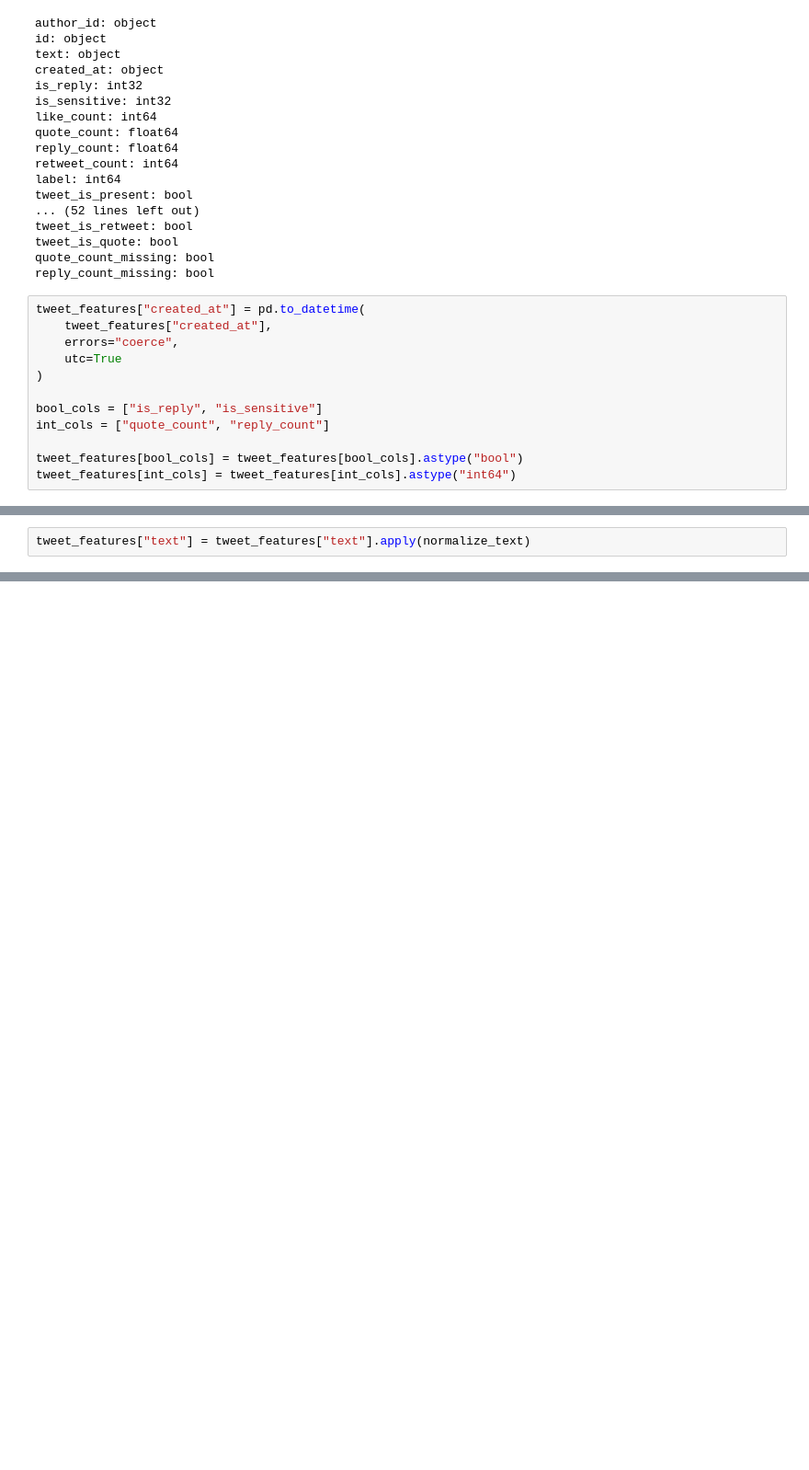
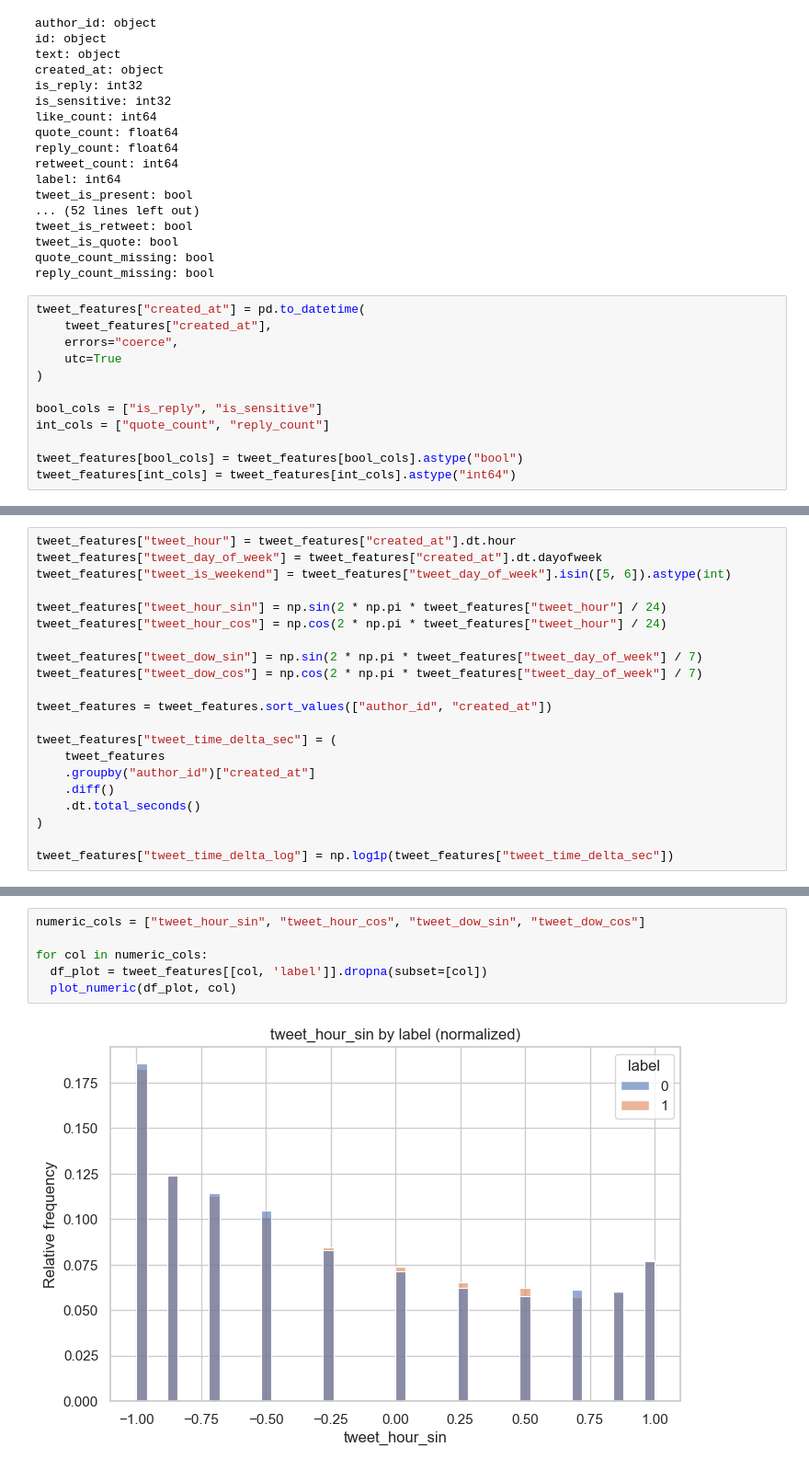
Before and after one commit to julwdo/thesis, a Jupyter notebook: 01_codes/02_local/02_thesis_main.ipynb, the cells around one changed output, grey strips where cells are left out. Shown at 92% size. Saved outputs shown, nothing was run; the diff lists cells and outputs as text; blank space fills up the shorter version.

Commit message:
working on aggregating tweet features on user level

```diff
--- a/01_codes/02_local/02_thesis_main.ipynb
+++ b/01_codes/02_local/02_thesis_main.ipynb
@@ -290,3 +290,22 @@ def normalize_text(text):
-# %%
-tweet_features["text"] = tweet_features["text"].apply(normalize_text)
+# %%
+tweet_features["tweet_hour"] = tweet_features["created_at"].dt.hour
+tweet_features["tweet_day_of_week"] = tweet_features["created_at"].dt.dayofweek
+tweet_features["tweet_is_weekend"] = tweet_features["tweet_day_of_week"].isin([5, 6]).astype(int)
+
+tweet_features["tweet_hour_sin"] = np.sin(2 * np.pi * tweet_features["tweet_hour"] / 24)
+tweet_features["tweet_hour_cos"] = np.cos(2 * np.pi * tweet_features["tweet_hour"] / 24)
+
+tweet_features["tweet_dow_sin"] = np.sin(2 * np.pi * tweet_features["tweet_day_of_week"] / 7)
+tweet_features["tweet_dow_cos"] = np.cos(2 * np.pi * tweet_features["tweet_day_of_week"] / 7)
+
+tweet_features = tweet_features.sort_values(["author_id", "created_at"])
+
+tweet_features["tweet_time_delta_sec"] = (
+    tweet_features
+    .groupby("author_id")["created_at"]
+    .diff()
+    .dt.total_seconds()
+)
+
+tweet_features["tweet_time_delta_log"] = np.log1p(tweet_features["tweet_time_delta_sec"])
 # %%
@@ -294,0 +601,8 @@ tweet_emb = embedder.transform(tweet_features["text"])
+# %%
+numeric_cols = ["tweet_hour_sin", "tweet_hour_cos", "tweet_dow_sin", "tweet_dow_cos"]
+
+for col in numeric_cols:
+  df_plot = tweet_features[[col, 'label']].dropna(subset=[col])
+  plot_numeric(df_plot, col)
+# %% [output]
+[figure, added]
```
Also changed, not shown: parts of 11 cells of this notebook.
